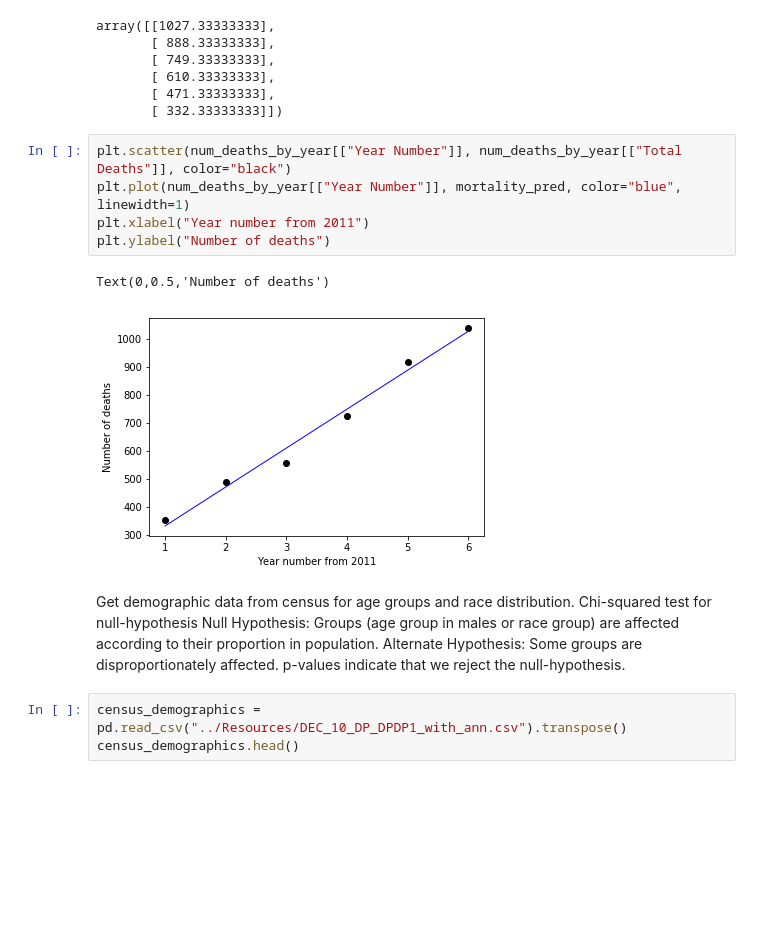
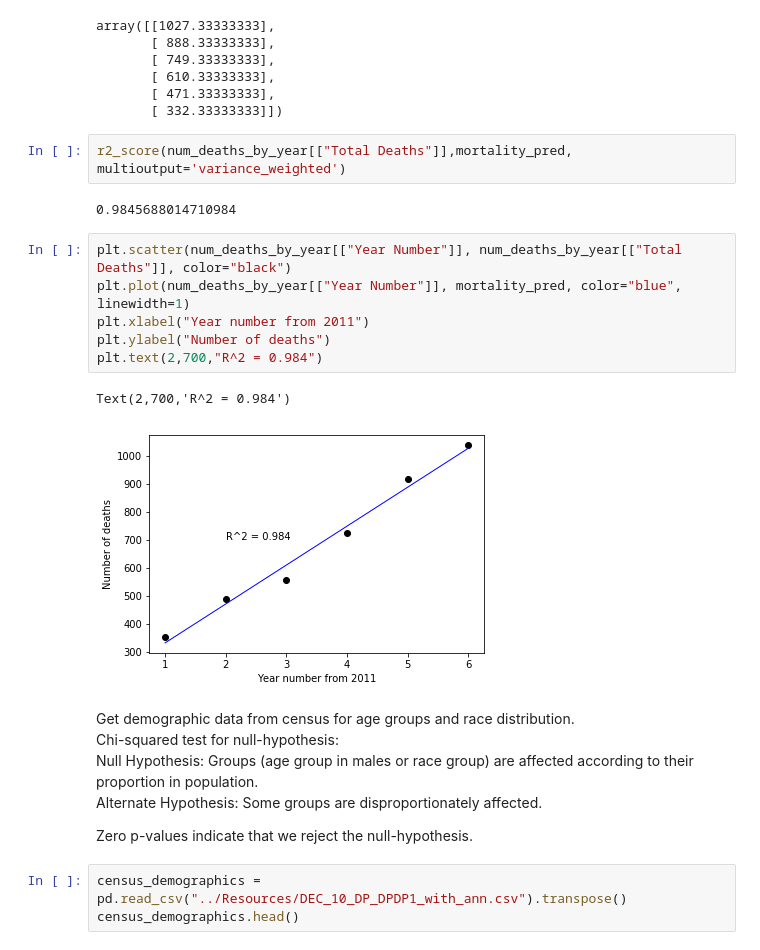
Before and after one commit to yayunl/DataViz-Project1, a Jupyter notebook: Code/sex_age_distribution.ipynb, the cells around one changed output. Drawn from its saved outputs; the diff is of its cells as text; blank space fills up the shorter version.

Commit message:
Corrected chi-square calculation and added r-value to regresison

```diff
--- a/Code/sex_age_distribution.ipynb
+++ b/Code/sex_age_distribution.ipynb
@@ -214,19 +215,26 @@ array([[1027.33333333],
        [ 610.33333333],
        [ 471.33333333],
        [ 332.33333333]])
+# %%
+r2_score(num_deaths_by_year[["Total Deaths"]],mortality_pred, multioutput='variance_weighted')
+# %% [output]
+0.9845688014710984
 # %%
 plt.scatter(num_deaths_by_year[["Year Number"]], num_deaths_by_year[["Total Deaths"]], color="black")
 plt.plot(num_deaths_by_year[["Year Number"]], mortality_pred, color="blue", linewidth=1)
 plt.xlabel("Year number from 2011")
 plt.ylabel("Number of deaths")
+plt.text(2,700,"R^2 = 0.984")
 # %% [output]
-Text(0,0.5,'Number of deaths')
+Text(2,700,'R^2 = 0.984')
-[figure, old version]
+[figure, new version]
 # %% [markdown]
-Get demographic data from census for age groups and race distribution. Chi-squared test for null-hypothesis
+Get demographic data from census for age groups and race distribution.
+Chi-squared test for null-hypothesis:
 Null Hypothesis: Groups (age group in males or race group) are affected according to their proportion in population.
 Alternate Hypothesis: Some groups are disproportionately affected.
-p-values indicate that we reject the null-hypothesis.
+
+Zero p-values indicate that we reject the null-hypothesis.
 # %%
 census_demographics = pd.read_csv("../Resources/DEC_10_DP_DPDP1_with_ann.csv").transpose()
 census_demographics.head()
```
Also changed, not shown: parts of 7 cells of this notebook, 3 other files.
